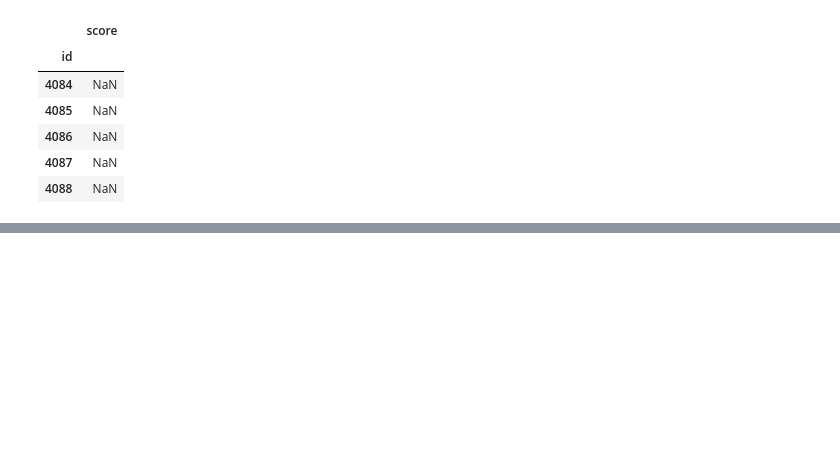
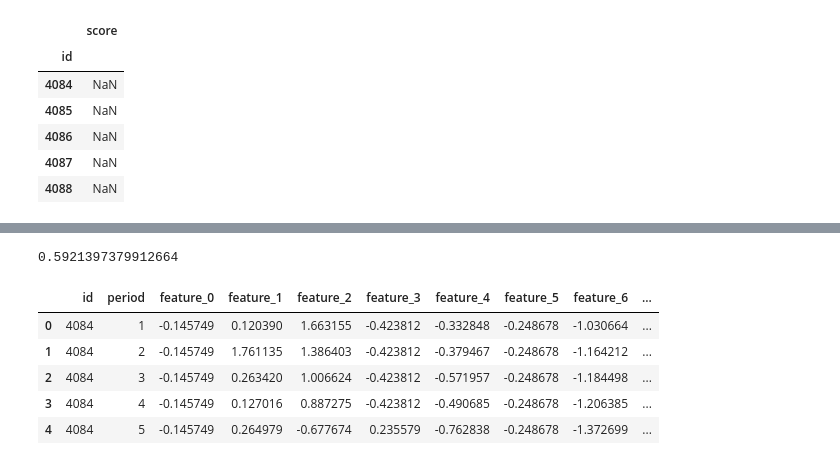
Before and after one commit to JavaStudentAlex/Kyivstar_big_data_school_trial_task, a Jupyter notebook: decision.ipynb, the cells around one changed output, grey strips where cells are left out. Drawn from its saved outputs; the diff is of its cells as text; code cells hidden in the pictures; blank space fills up the shorter version.

```diff
--- a/decision.ipynb
+++ b/decision.ipynb
@@ -61,0 +213,10 @@ test_df.head()
+# %%
+def replace_train_missing(raw):
+  period = raw["period"]
+  target = raw["target"]
+  indices_where_nan = raw[raw.isna()].index
+  raw[indices_where_nan] = train_mean_values.loc[(target, period), indices_where_nan]
+  return raw
+
+train_df = train_df.apply(replace_train_missing, axis=1)
+train_df.head(3)
@@ -61,0 +238,9 @@ test_df.head()
+# %%
+def replace_test_missing(raw):
+  period = raw["period"]
+  indices_where_nan = raw[raw.isna()].index
+  raw[indices_where_nan] = test_mean_values.loc[period, indices_where_nan]
+  return raw
+
+test_df = test_df.apply(replace_test_missing, axis=1)
+test_df.head(3)
@@ -61,0 +260,15 @@ test_df.head()
+# %%
+num_scaler = StandardScaler().fit(train_df[numerical_features])
+hash_scaler = LabelBinarizer().fit(train_df["feature_25"])
+# %%
+def normalize(data):
+  data = data.copy()
+  num_data = data[numerical_features]
+  string_data = data["feature_25"]
+  normed_num_data = num_scaler.transform(num_data)
+  normed_string_data = hash_scaler.transform(string_data)
+  data[numerical_features] = normed_num_data
+  del data["feature_25"]
+  cols = ["feature_" + col_name for col_name in hash_scaler.classes_]
+  data[cols] = normed_string_data
+  return data
@@ -61,0 +326,15 @@ test_df.head()
+# %%
+best_model, best_score = choose_best_model()
+best_score
+# %% [output]
+0.5921397379912664
+# %%
+normalized_test_data = normalize(test_df)
+normalized_test_data.head()
+# %% [output]
+|  | id | period | feature_0 | feature_1 | feature_2 | feature_3 | feature_4 | feature_5 | feature_6 | ... |
+| 0 | 4084 | 1 | -0.145749 | 0.120390 | 1.663155 | -0.423812 | -0.332848 | -0.248678 | -1.030664 | ... |
+| 1 | 4084 | 2 | -0.145749 | 1.761135 | 1.386403 | -0.423812 | -0.379467 | -0.248678 | -1.164212 | ... |
+| 2 | 4084 | 3 | -0.145749 | 0.263420 | 1.006624 | -0.423812 | -0.571957 | -0.248678 | -1.184498 | ... |
+| 3 | 4084 | 4 | -0.145749 | 0.127016 | 0.887275 | -0.423812 | -0.490685 | -0.248678 | -1.206385 | ... |
+| 4 | 4084 | 5 | -0.145749 | 0.264979 | -0.677674 | 0.235579 | -0.762838 | -0.248678 | -1.372699 | ... |
```
Also changed, not shown: parts of 55 cells of this notebook.
